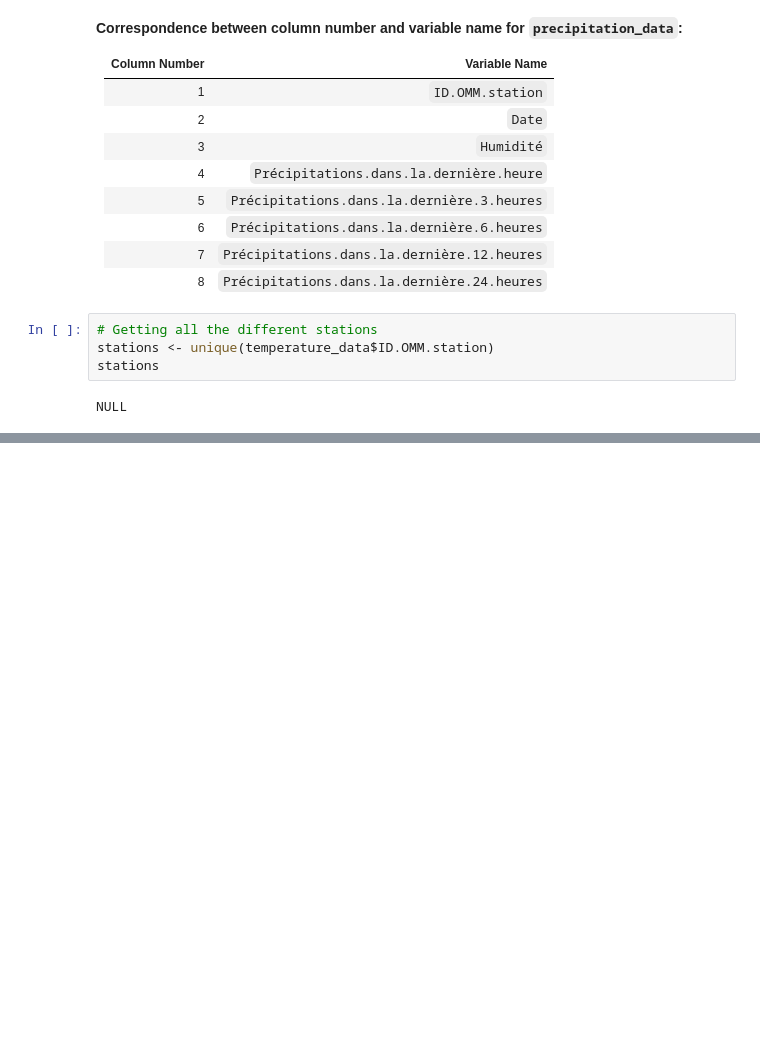
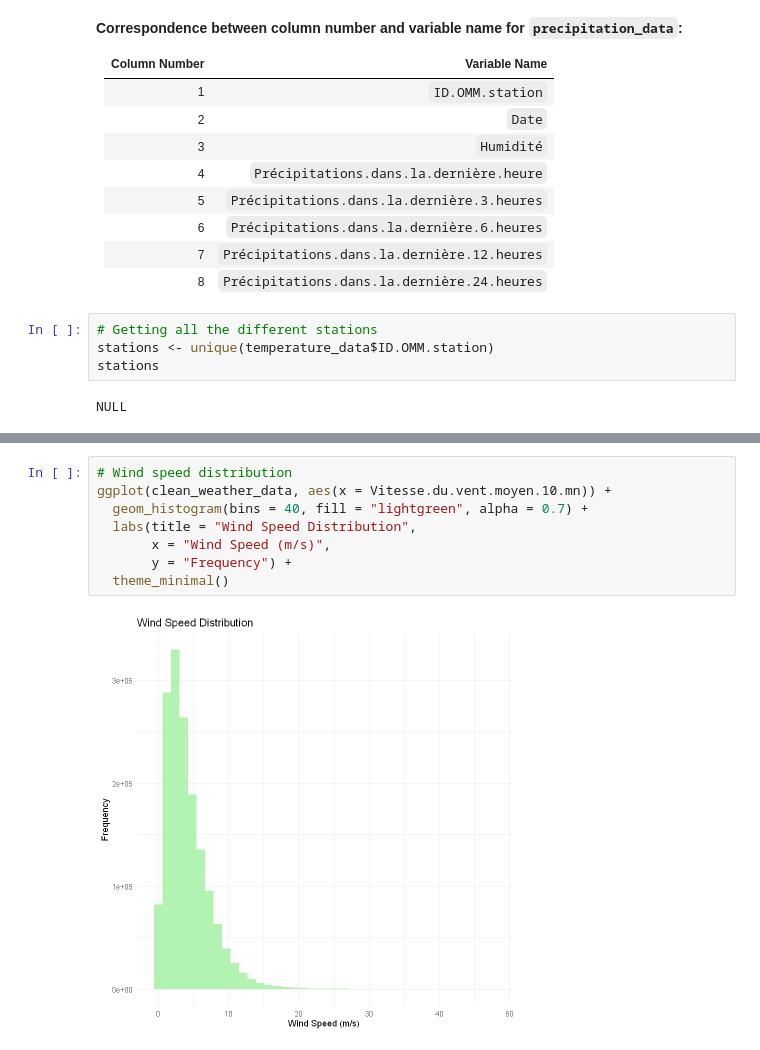
Before and after one commit to AugustinGrunewald/Statistics_Meteo, a Jupyter notebook: data_presentation.ipynb, the cells around one changed output, grey strips where cells are left out. Drawn from its saved outputs; the diff is of its cells as text; blank space fills up the shorter version.

```diff
--- a/data_presentation.ipynb
+++ b/data_presentation.ipynb
@@ -591,0 +547,10 @@ These numerical and graphical summaries provide a solid foundation for the more
+# %%
+# Wind speed distribution
+ggplot(clean_weather_data, aes(x = Vitesse.du.vent.moyen.10.mn)) +
+  geom_histogram(bins = 40, fill = "lightgreen", alpha = 0.7) +
+  labs(title = "Wind Speed Distribution",
+       x = "Wind Speed (m/s)",
+       y = "Frequency") +
+  theme_minimal()
+# %% [output]
+[figure, added]
```
Also changed, not shown: parts of 44 cells of this notebook.
